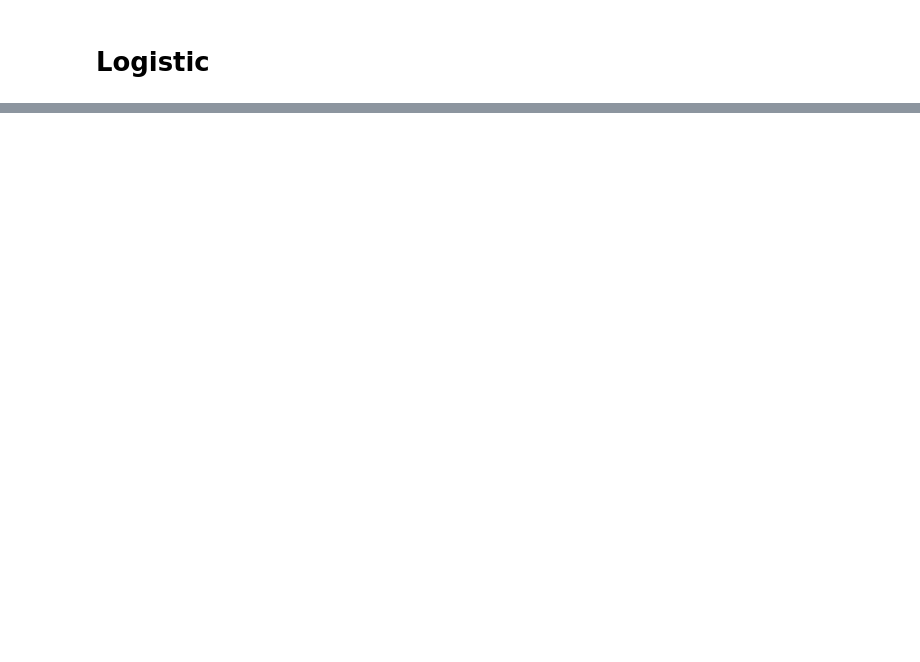
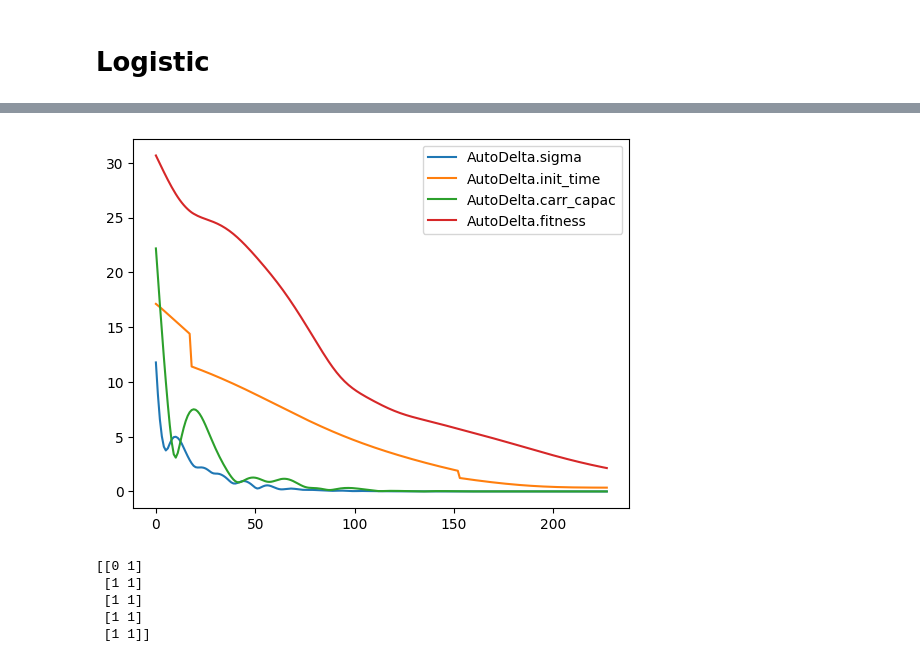
Before and after one commit to caravagnalab/pylineaGT, a Jupyter notebook: pylineaGT/test_explogreg.ipynb, the cells around one changed output, grey strips where cells are left out. Drawn from its saved outputs; the diff is of its cells as text; code cells hidden in the pictures; blank space fills up the shorter version.

```diff
--- a/pylineaGT/test_explogreg.ipynb
+++ b/pylineaGT/test_explogreg.ipynb
@@ -46,5 +53,0 @@ AttributeError: 'dict' object has no attribute 'get_samples'
-# %%
-posterior_samples_log = mcmc_log
-for k, v in posterior_samples_log.items():
-    print(k)
-    print(v.shape)
@@ -169,0 +180,44 @@ for i in range(L):
+# %%
+for k, v in obj.gradient_norms.items():
+    plt.plot(v, label=k)
+    plt.legend()
+# %% [output]
+[figure, added]
+# %%
+import numpy as np
+
+def generate_samples(w, b, X_new, num_samples=1):
+    """
+    Generate new samples from a logistic regression model.
+
+    Parameters:
+        w (array-like): Coefficients of the logistic regression model.
+        b (float): Intercept term.
+        X_new (array-like): New input feature values.
+        num_samples (int): Number of samples to generate per input.
+
+    Returns:
+        samples (array): Generated binary outcomes.
+    """
+    # Compute probability using the logistic (sigmoid) function
+    logits = np.dot(X_new, w) + b
+    probs = 1 / (1 + np.exp(-logits))  # Sigmoid function
+
+    # Sample from a Bernoulli distribution
+    samples = np.random.binomial(n=1, p=probs, size=(num_samples, len(X_new)))
+
+    return samples
+
+# Example usage
+w = np.array([0.5, -0.3])  # Example coefficients
+b = 0.2  # Example bias
+X_new = np.array([[2.0, 1.0], [0.5, -0.5]])  # Example new inputs
+
+generated_samples = generate_samples(w, b, X_new, num_samples=5)
+print(generated_samples)
+# %% [output]
+[[0 1]
+ [1 1]
+ [1 1]
+ [1 1]
+ [1 1]]
```
Also changed, not shown: parts of 11 cells of this notebook, 1 other file.
